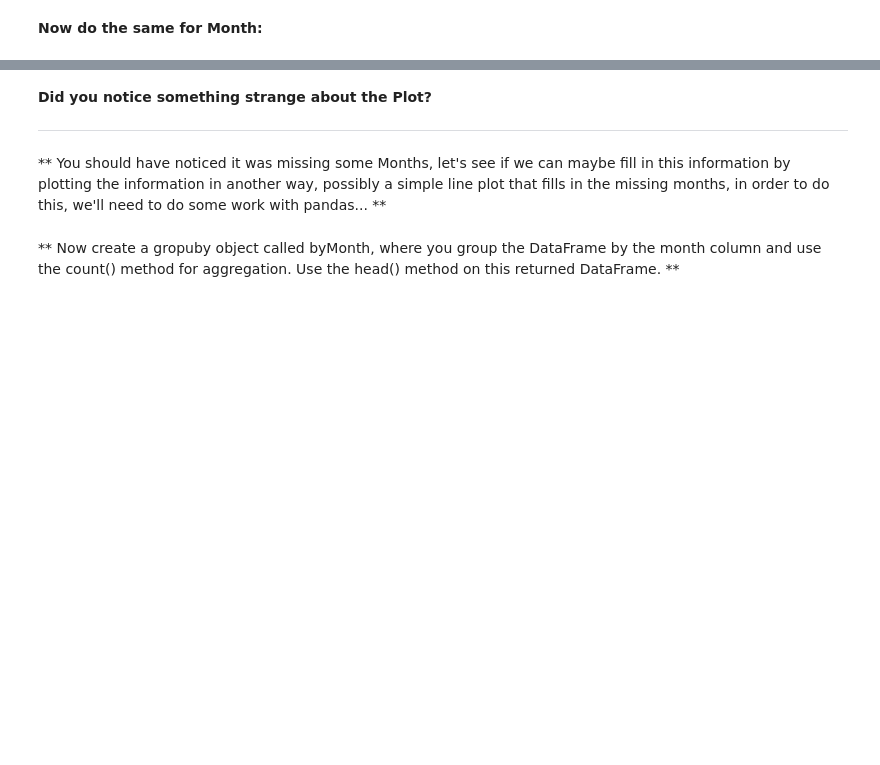
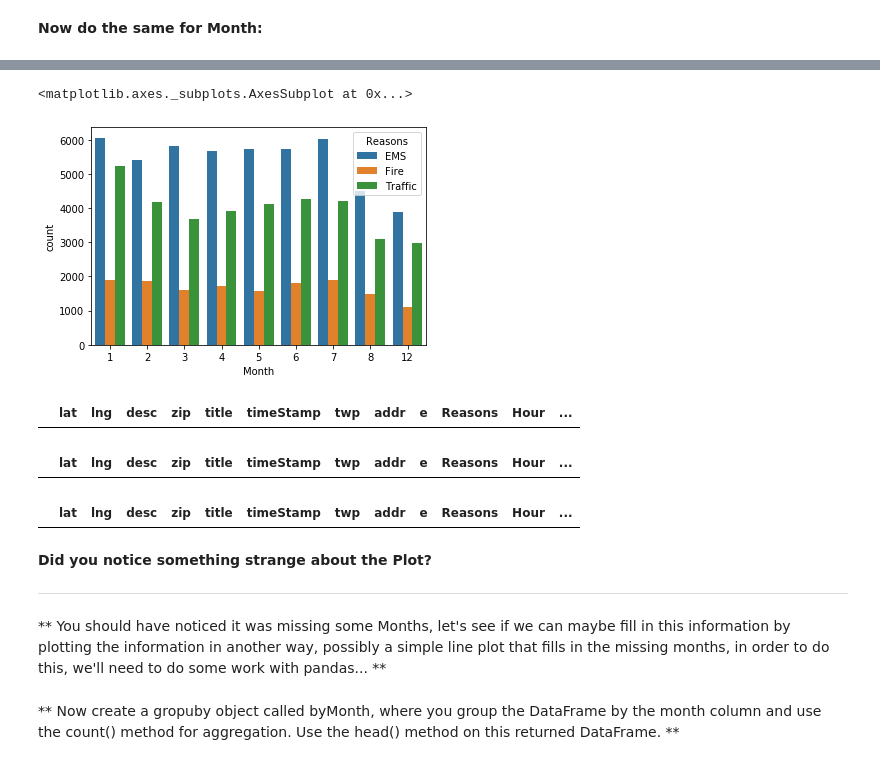
Before and after one commit to TR-1000/Machine-Learning-and-Data-Science, a Jupyter notebook: DS-ML-Bootcamp/10-Data-Capstone-Projects/911 Calls Data Capstone Project answers.ipynb, the cells around one changed output, grey strips where cells are left out. Drawn from its saved outputs; the diff is of its cells as text; code cells hidden in the pictures; blank space fills up the shorter version.

```diff
--- a/DS-ML-Bootcamp/10-Data-Capstone-Projects/911 Calls Data Capstone Project answers.ipynb
+++ b/DS-ML-Bootcamp/10-Data-Capstone-Projects/911 Calls Data Capstone Project answers.ipynb
@@ -208,3 +292,20 @@ str
+# %%
+sns.countplot(x="Month", hue="Reasons", data=df)
+# %% [output]
+<matplotlib.axes._subplots.AxesSubplot at 0x...>
+[figure, added]
+# %%
+df[df["Month"] == 9]
+# %% [output]
+|  | lat | lng | desc | zip | title | timeStamp | twp | addr | e | Reasons | Hour | ... |
+# %%
+df[df["Month"] == 10]
+# %% [output]
+|  | lat | lng | desc | zip | title | timeStamp | twp | addr | e | Reasons | Hour | ... |
+# %%
+df[df["Month"] == 11]
+# %% [output]
+|  | lat | lng | desc | zip | title | timeStamp | twp | addr | e | Reasons | Hour | ... |
 # %% [markdown]
 **Did you notice something strange about the Plot?**
 
```
Also changed, not shown: parts of 26 cells of this notebook.
